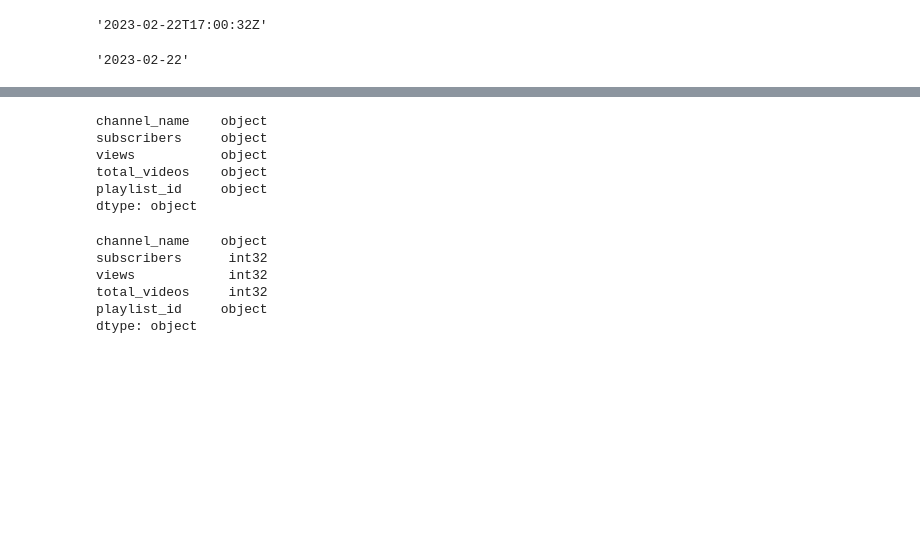
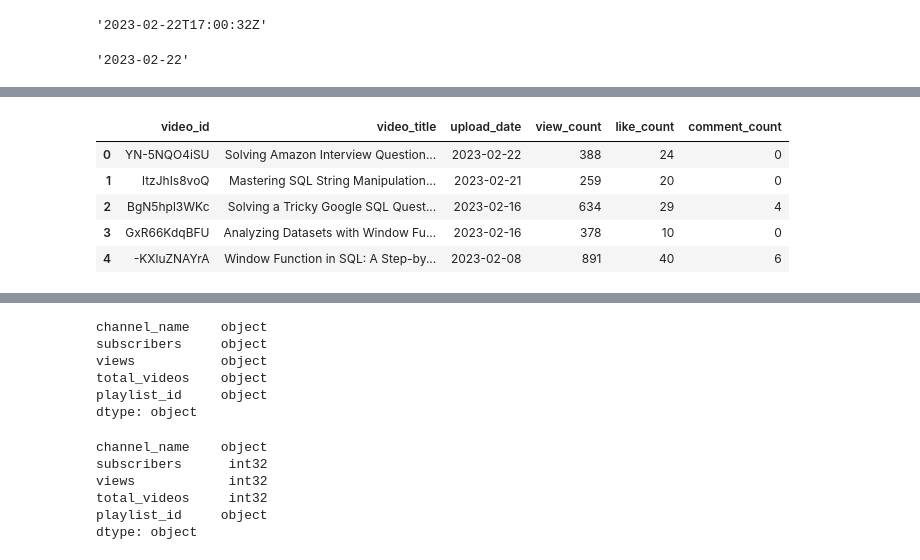
Before and after one commit to otkhwae/Youtube-API-For-Data-Analysis, a Jupyter notebook: Youtube API channels analysis.ipynb, the cells around one changed output, grey strips where cells are left out. Cells and saved outputs as stored; diff of their text form; code cells hidden in the pictures; blank space fills up the shorter version.

```diff
--- a/Youtube API channels analysis.ipynb
+++ b/Youtube API channels analysis.ipynb
@@ -179,6 +181,9 @@ upload_date
 # %% [output]
 '2023-02-22'
 # %%
+video_ids = []
+video_titles = []
+upload_dates = []
 for video in response['items']:
     if video['id']['kind'] == 'youtube#video':
         video_id = video['id']['videoId']
@@ -186,6 +191,6 @@ for video in response['items']:
         video_title = str(video_title).replace("&amp","")
         upload_date = video['snippet']['publishedAt']
         upload_date = str(upload_date).split('T')[0]
-        print(video_id)
-        print(video_title)
-        print(upload_date)
+        video_ids.append(video_id)
+        video_titles.append(video_title)
+        upload_dates.append(upload_date)
@@ -213,0 +291,16 @@ SyntaxError: invalid syntax (Temp/ipykernel_16904/2214233666.py, line 1)
+# %%
+view_counts = []
+like_counts = []
+comment_counts = []
+def get_metrics(response_metrics):
+    for video in response_metrics['items']:
+        view_count = video['statistics']['viewCount']
+        like_count = video['statistics']['likeCount']
+        #dislike_count = video['statistics']["dislikeCount"]
+        comment_count = video['statistics']['commentCount']
+
+        view_counts.append(view_count)
+        like_counts.append(like_count)
+        comment_counts.append(comment_count)
+
+    return view_counts, like_counts, comment_counts
@@ -214,3 +327,20 @@ SyntaxError: invalid syntax (Temp/ipykernel_16904/2214233666.py, line 1)
+# %%
+df = pd.DataFrame({
+'video_id': video_ids,
+'video_title': video_titles,
+"upload_date": upload_dates,
+"view_count": view_counts,
+"like_count": like_counts,
+"comment_count": comment_counts})
+# %%
+df.head()
+# %% [output]
+|  | video_id | video_title | upload_date | view_count | like_count | comment_count |
+| 0 | YN-5NQO4iSU | Solving Amazon Interview Question... | 2023-02-22 | 388 | 24 | 0 |
+| 1 | ltzJhIs8voQ | Mastering SQL String Manipulation... | 2023-02-21 | 259 | 20 | 0 |
+| 2 | BgN5hpl3WKc | Solving a Tricky Google SQL Quest... | 2023-02-16 | 634 | 29 | 4 |
+| 3 | GxR66KdqBFU | Analyzing Datasets with Window Fu... | 2023-02-16 | 378 | 10 | 0 |
+| 4 | -KXluZNAYrA | Window Function in SQL: A Step-by... | 2023-02-08 | 891 | 40 | 6 |
 # %%
 # api key allow us to make api calls to youtube
 api_key = 'AIzaSyApHOX_yka6ntCWAZFlS2tEBgFI4-uYmv0'
```
Also changed, not shown: parts of 17 cells of this notebook.
